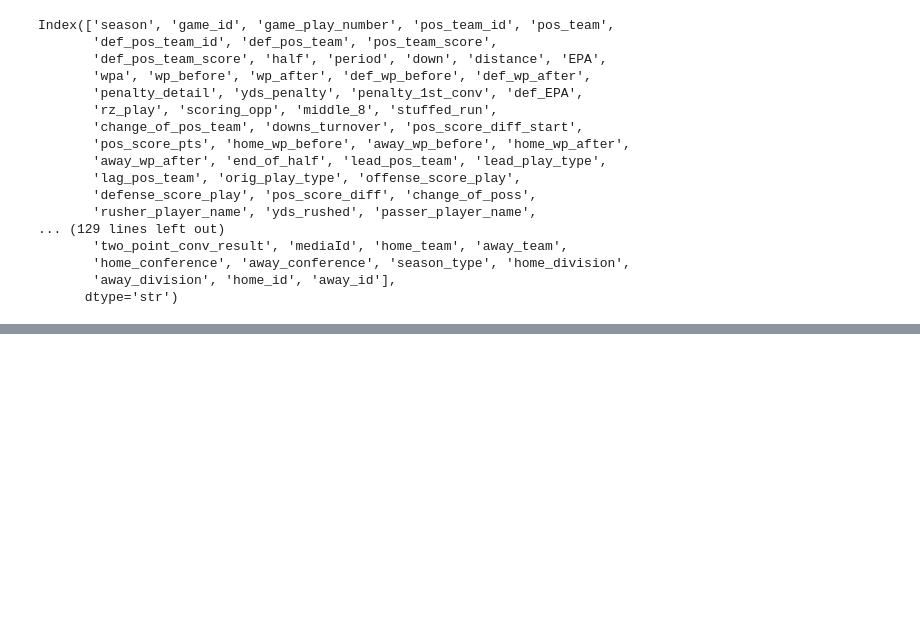
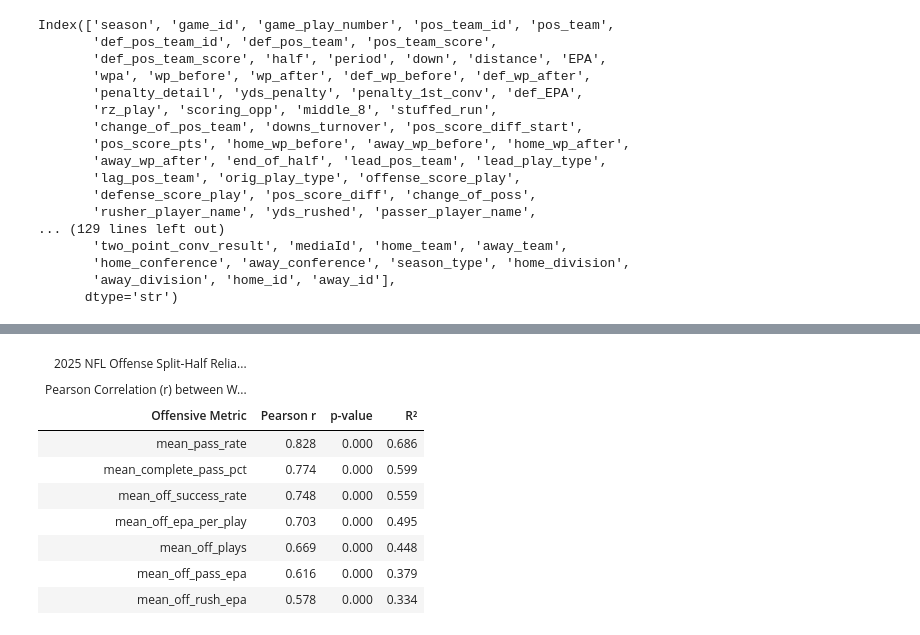
Before and after one commit to ahaze65/Homework_1, a Jupyter notebook: Data.ipynb, the cells around one changed output, grey strips where cells are left out. Saved outputs shown, nothing was run; the diff lists cells and outputs as text; code cells hidden in the pictures; blank space fills up the shorter version.

```diff
--- a/Data.ipynb
+++ b/Data.ipynb
@@ -230,0 +426,51 @@ Now, let's clean up the columns.
+# %%
+metrics_wide = halfseason_team_panel.pivot(index='pos_team', columns='half_season')
+metrics_wide.columns = [f"{val}_{stat}" for val, stat in metrics_wide.columns]
+metrics_wide = metrics_wide.reset_index()
+
+metric_list = [
+    'mean_off_plays', 'mean_off_epa_per_play', 'mean_off_pass_epa', 'mean_off_rush_epa', 'mean_off_success_rate', 'mean_pass_rate', 'mean_complete_pass_pct'
+]
+
+# Compute Pearson r, p-value, and R-squared
+corr_data = []
+
+for m in metric_list:
+    col_h1 = f"{m}_H1"
+    col_h2 = f"{m}_H2"
+
+    valid_data = metrics_wide[[col_h1, col_h2]].dropna()
+    r, p_val = stats.pearsonr(valid_data[col_h1], valid_data[col_h2])
+
+    corr_data.append({
+        'metric': m,
+        'r': r,
+        'p_value': p_val,
+        'r_squared': r ** 2
+    })
+
+correlation_results = pd.DataFrame(corr_data).sort_values(by='r', ascending=False)
+# %%
+GT(correlation_results).tab_header(
+    title="2025 NFL Offense Split-Half Reliability",
+    subtitle="Pearson Correlation (r) between Weeks 1-9 (H1) and Weeks 10-18 (H2)"
+).cols_label(
+    metric="Offensive Metric",
+    r="Pearson r",
+    p_value="p-value",
+    r_squared="R²"
+).fmt_number(
+    columns=["r", "p_value", "r_squared"],
+    decimals=3
+)
+# %% [output]
+| 2025 NFL Offense Split-Half Relia... |  |  |  |
+| Pearson Correlation (r) between W... |  |  |  |
+| Offensive Metric | Pearson r | p-value | R² |
+| mean_pass_rate | 0.828 | 0.000 | 0.686 |
+| mean_complete_pass_pct | 0.774 | 0.000 | 0.599 |
+| mean_off_success_rate | 0.748 | 0.000 | 0.559 |
+| mean_off_epa_per_play | 0.703 | 0.000 | 0.495 |
+| mean_off_plays | 0.669 | 0.000 | 0.448 |
+| mean_off_pass_epa | 0.616 | 0.000 | 0.379 |
+| mean_off_rush_epa | 0.578 | 0.000 | 0.334 |
```
Also changed, not shown: parts of 19 cells of this notebook.
